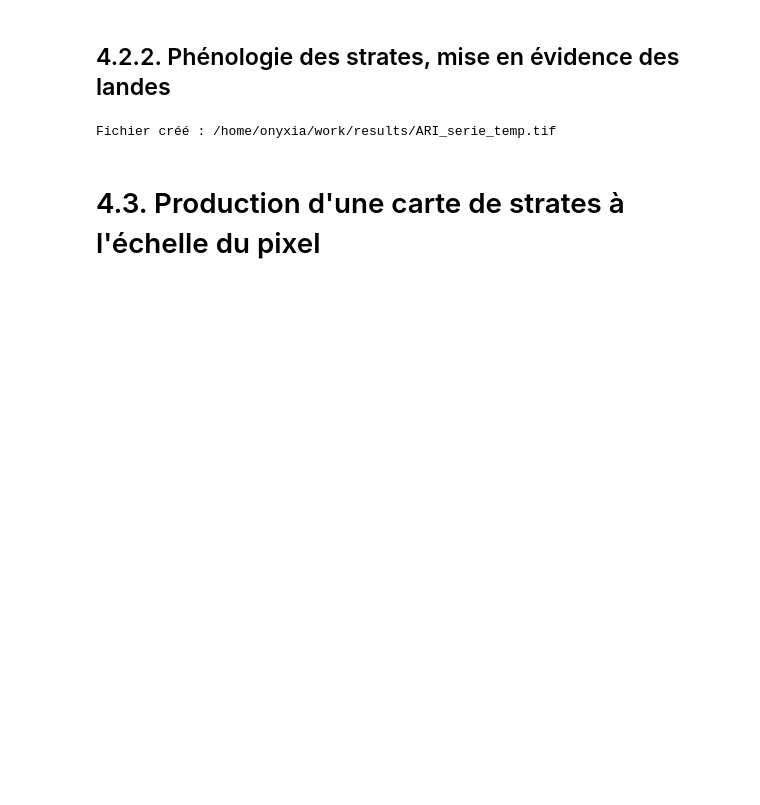
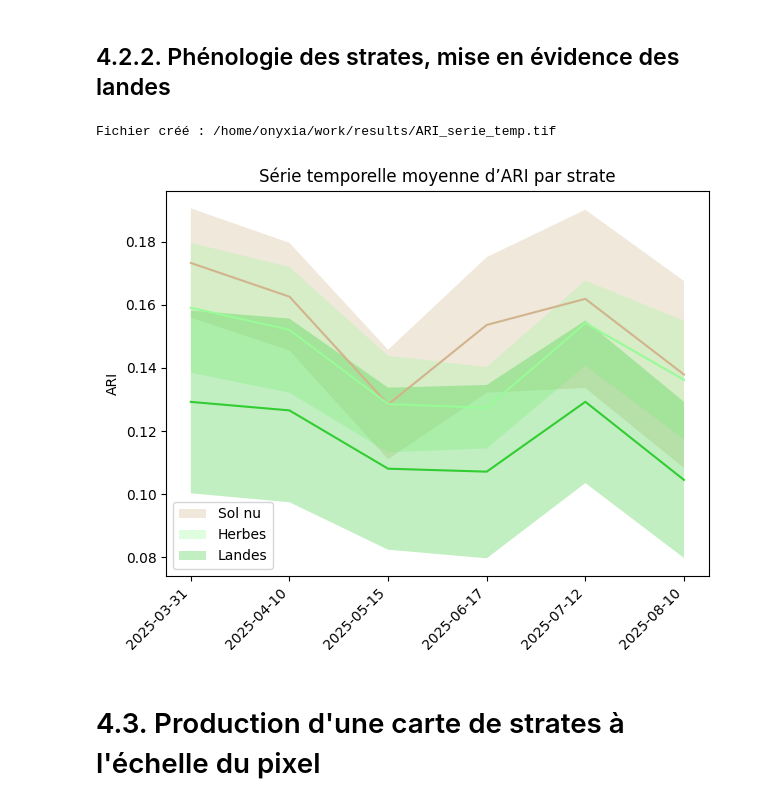
Before and after one commit to VT-94/projet_telea_THORIN_VINCENT, a Jupyter notebook: projet_telea_THORIN_VINCENT.ipynb, the cells around one changed output. Cells and saved outputs as stored; diff of their text form; code cells hidden in the pictures; blank space fills up the shorter version.

Commit message:
plot moyenne/std série temp

```diff
--- a/projet_telea_THORIN_VINCENT.ipynb
+++ b/projet_telea_THORIN_VINCENT.ipynb
@@ -383,6 +383,46 @@ ref_ds = None
 print("Fichier créé :", os.path.abspath(out_path))
 # %% [output]
 Fichier créé : /home/onyxia/work/results/ARI_serie_temp.tif
+# %%
+fig, ax = plt.subplots(nrows=1, ncols=1, figsize=(7, 5))
+
+ari_path = os.path.join(results_dir, "ARI_serie_temp.tif")
+echantillon_rasterize = os.path.join("..", "temp", "echantillon_rasterize.tif")
+
+
+dict_ARI, Y, t = get_samples_from_roi(
+    raster_name=ari_path,
+    roi_name=echantillon_rasterize,
+    output_fmt="by_label"
+)
+
+colors = ['tan', 'palegreen', 'limegreen', 'darkgreen']
+labels = ['Sol nu', 'Herbes', 'Landes', 'Arbres']
+
+for X, color, label in zip(dict_ARI.values(), colors, labels):
+    # X : (n_pixels, 6 dates)
+    means = X.mean(axis=0)
+    stds = X.std(axis=0)
+
+    ax.plot(means, color=color)
+    ax.fill_between(
+        range(len(means)),
+        means - stds,
+        means + stds,
+        facecolor=color,
+        alpha=0.3,
+        label=label
+    )
+
+ax.set_xticks(range(len(dates)))
+ax.set_xticklabels(dates, rotation=45, ha="right")
+ax.set_ylabel("ARI")
+ax.set_title("Série temporelle moyenne d’ARI par strate")
+ax.legend()
+
+plt.show()
+# %% [output]
+[figure, added]
 # %% [markdown]
 # 4.3. Production d'une carte de strates à l'échelle du pixel
 # %% [markdown]
```
